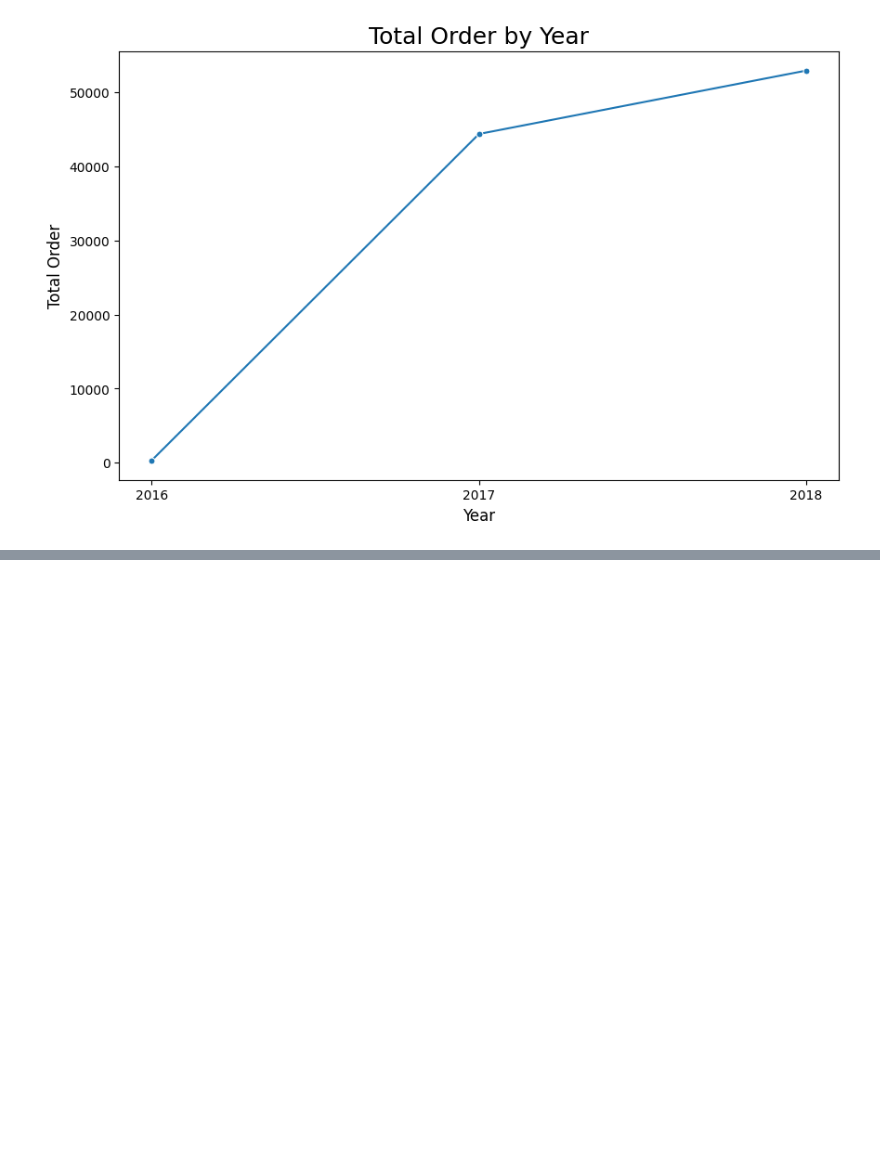
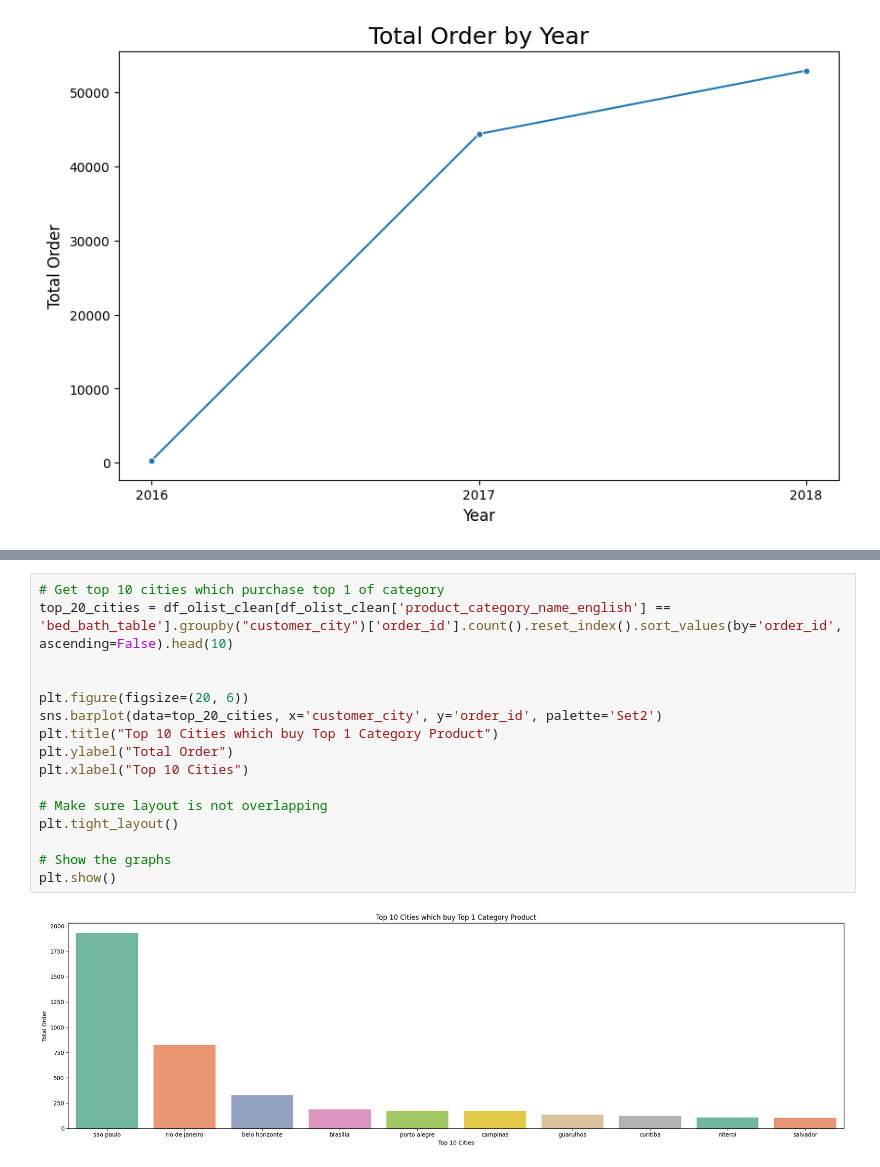
Before and after one commit to Hazard-Nico/EDA-Data-Wrangling-Project-Olist-Dataset, a Jupyter notebook: app.ipynb, the cells around one changed output, grey strips where cells are left out. Cells and saved outputs as stored; diff of their text form; blank space fills up the shorter version.

```diff
--- a/app.ipynb
+++ b/app.ipynb
@@ -649 +671,19 @@ date                                      int32
 dtype: object
+# %%
+# Get top 10 cities which purchase top 1 of category
+top_20_cities = df_olist_clean[df_olist_clean['product_category_name_english'] == 'bed_bath_table'].groupby("customer_city")['order_id'].count().reset_index().sort_values(by='order_id', ascending=False).head(10)
+
+
+plt.figure(figsize=(20, 6))
+sns.barplot(data=top_20_cities, x='customer_city', y='order_id', palette='Set2')
+plt.title("Top 10 Cities which buy Top 1 Category Product")
+plt.ylabel("Total Order")
+plt.xlabel("Top 10 Cities")
+
+# Make sure layout is not overlapping
+plt.tight_layout()
+
+# Show the graphs
+plt.show()
+# %% [output]
+[figure, added]
```
Also changed, not shown: parts of 6 cells of this notebook.
